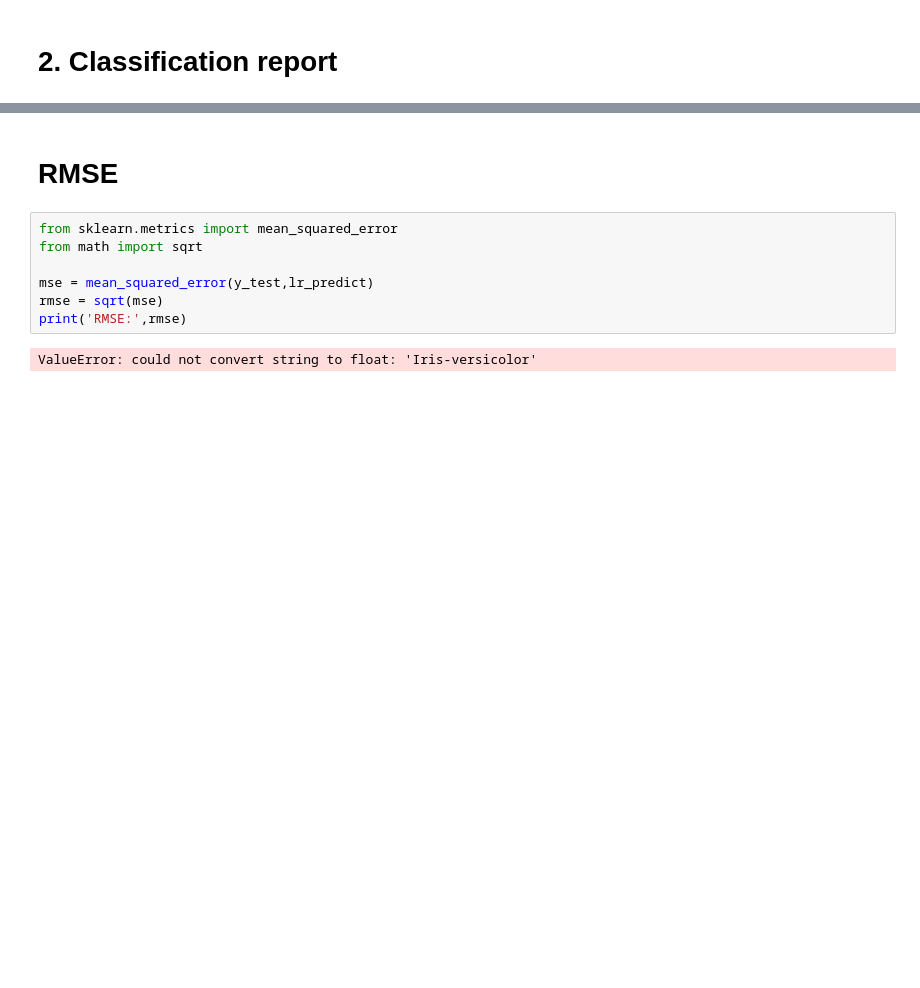
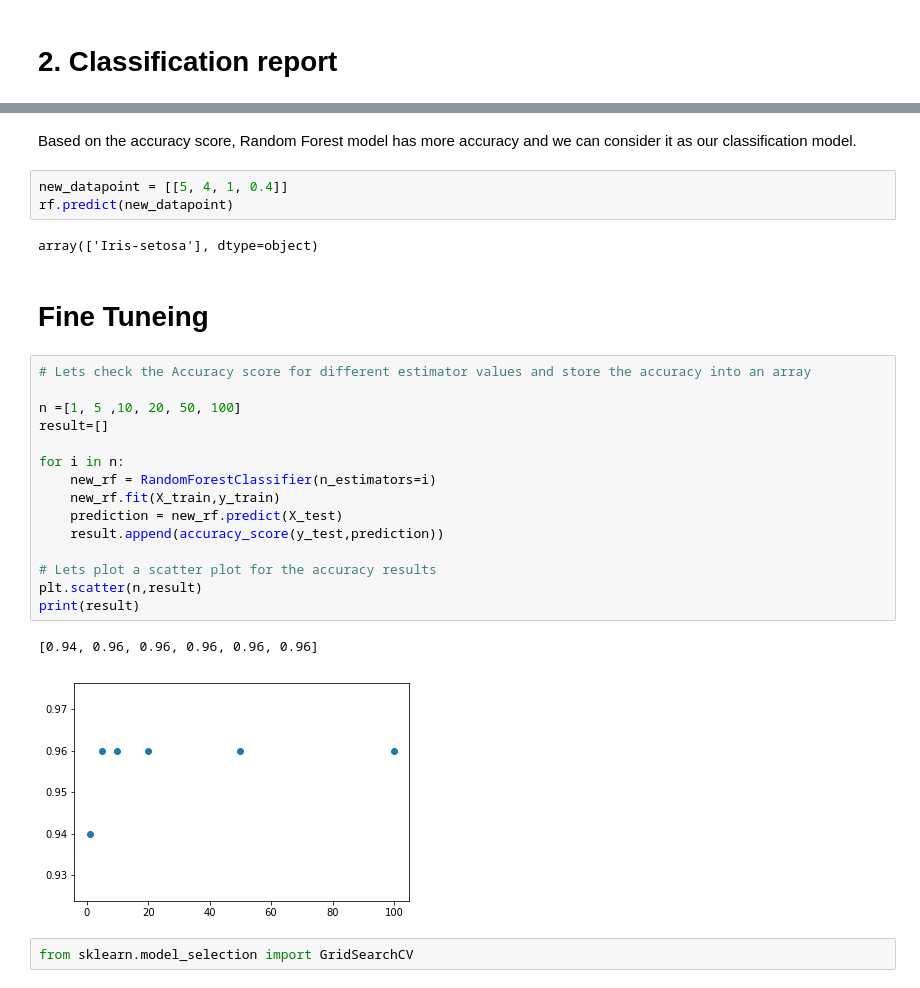
Before and after one commit to arunmadhuk/Machine-Learning, a Jupyter notebook: Arun_Madhu_Week4_Assignment.ipynb, the cells around one changed output, grey strips where cells are left out. Cells and saved outputs as stored; diff of their text form; blank space fills up the shorter version.

```diff
--- a/Arun_Madhu_Week4_Assignment.ipynb
+++ b/Arun_Madhu_Week4_Assignment.ipynb
@@ -199,11 +201,29 @@ Accuracy of Random Forest    : 0.9777777777777777
-# %% [markdown]
-# RMSE
-# %%
-from sklearn.metrics import mean_squared_error
-from math import sqrt
-
-mse = mean_squared_error(y_test,lr_predict)
-rmse = sqrt(mse)
-print('RMSE:',rmse)
-# %% [output]
-ValueError: could not convert string to float: 'Iris-versicolor'
+# %% [markdown]
+Based on the accuracy score, Random Forest model has more accuracy and we can consider it as our classification model.
+# %%
+new_datapoint = [[5, 4, 1, 0.4]]
+rf.predict(new_datapoint)
+# %% [output]
+array(['Iris-setosa'], dtype=object)
+# %% [markdown]
+# Fine Tuneing
+# %%
+# Lets check the Accuracy score for different estimator values and store the accuracy into an array
+
+n =[1, 5 ,10, 20, 50, 100]
+result=[]
+
+for i in n:
+    new_rf = RandomForestClassifier(n_estimators=i)
+    new_rf.fit(X_train,y_train)
+    prediction = new_rf.predict(X_test)
+    result.append(accuracy_score(y_test,prediction))
+
+# Lets plot a scatter plot for the accuracy results
+plt.scatter(n,result)
+print(result)
+# %% [output]
+[0.94, 0.96, 0.96, 0.96, 0.96, 0.96]
+[figure, added]
+# %%
+from sklearn.model_selection import GridSearchCV
```
Also changed, not shown: parts of 19 cells of this notebook.
